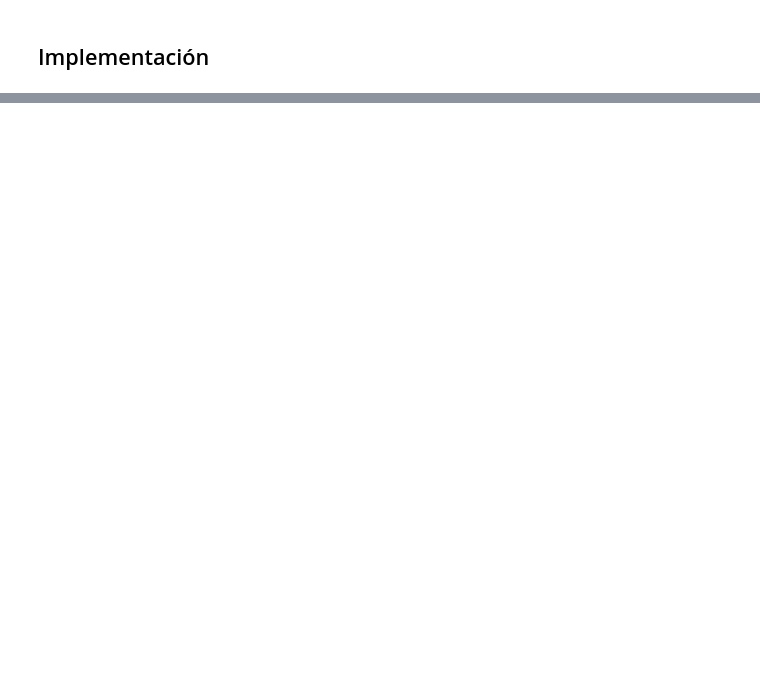
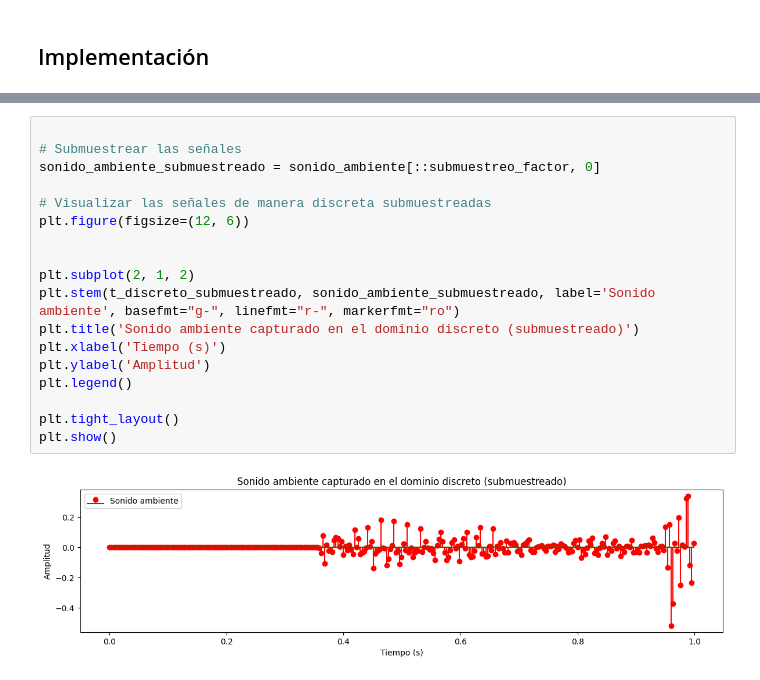
Before and after one commit to Leon7reynosa/Active-noise-cancellation-simulation, a Jupyter notebook: ANC-Simulation-TDC.ipynb, the cells around one changed output, grey strips where cells are left out. Saved outputs shown, nothing was run; the diff lists cells and outputs as text; blank space fills up the shorter version.

```diff
--- a/ANC-Simulation-TDC.ipynb
+++ b/ANC-Simulation-TDC.ipynb
@@ -106 +157,21 @@ Reproduciendo sonido mezclado. Presiona Enter cuando hayas terminado.
+# %%
+
+# Submuestrear las señales
+sonido_ambiente_submuestreado = sonido_ambiente[::submuestreo_factor, 0]
+
+# Visualizar las señales de manera discreta submuestreadas
+plt.figure(figsize=(12, 6))
+
+
+plt.subplot(2, 1, 2)
+plt.stem(t_discreto_submuestreado, sonido_ambiente_submuestreado, label='Sonido ambiente', basefmt="g-", linefmt="r-", markerfmt="ro")
+plt.title('Sonido ambiente capturado en el dominio discreto (submuestreado)')
+plt.xlabel('Tiempo (s)')
+plt.ylabel('Amplitud')
+plt.legend()
+
+plt.tight_layout()
+plt.show()
+# %% [output]
+[figure, added]
 # %% [markdown]
```
Also changed, not shown: parts of 17 cells of this notebook.
